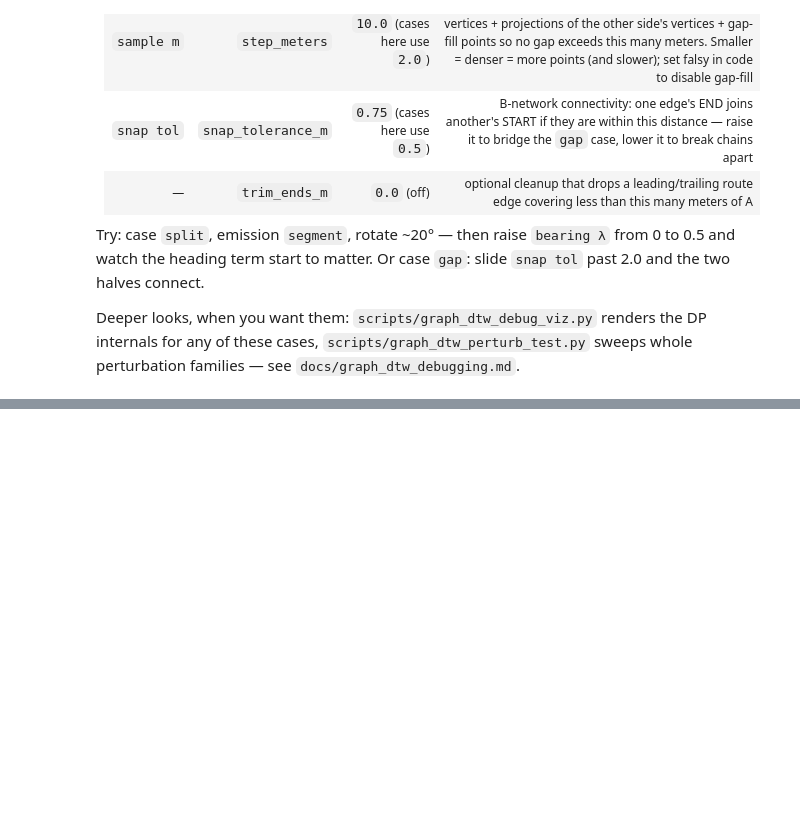
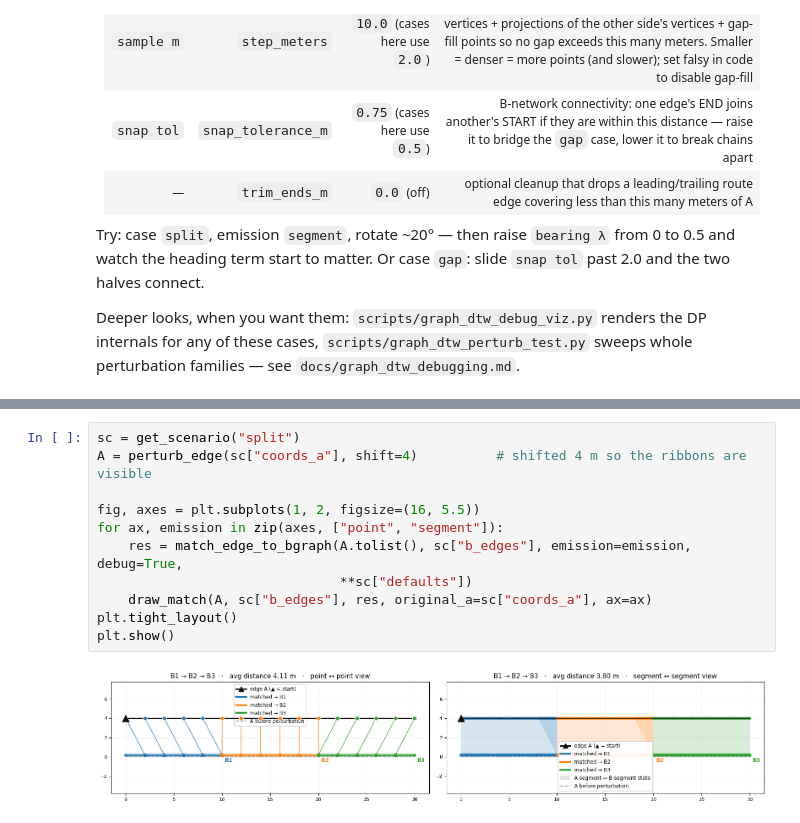
Before and after one commit to Khoshkhah/network-matching, a Jupyter notebook: notebooks/graph_dtw_playground.ipynb, the cells around one changed output, grey strips where cells are left out. Saved outputs shown, nothing was run; the diff lists cells and outputs as text; blank space fills up the shorter version.

```diff
--- a/notebooks/graph_dtw_playground.ipynb
+++ b/notebooks/graph_dtw_playground.ipynb
@@ -321,0 +328,13 @@ see `docs/graph_dtw_debugging.md`.
+# %%
+sc = get_scenario("split")
+A = perturb_edge(sc["coords_a"], shift=4)          # shifted 4 m so the ribbons are visible
+
+fig, axes = plt.subplots(1, 2, figsize=(16, 5.5))
+for ax, emission in zip(axes, ["point", "segment"]):
+    res = match_edge_to_bgraph(A.tolist(), sc["b_edges"], emission=emission, debug=True,
+                               **sc["defaults"])
+    draw_match(A, sc["b_edges"], res, original_a=sc["coords_a"], ax=ax)
+plt.tight_layout()
+plt.show()
+# %% [output]
+[figure, added]
```
Also changed, not shown: parts of 1 cell of this notebook.
